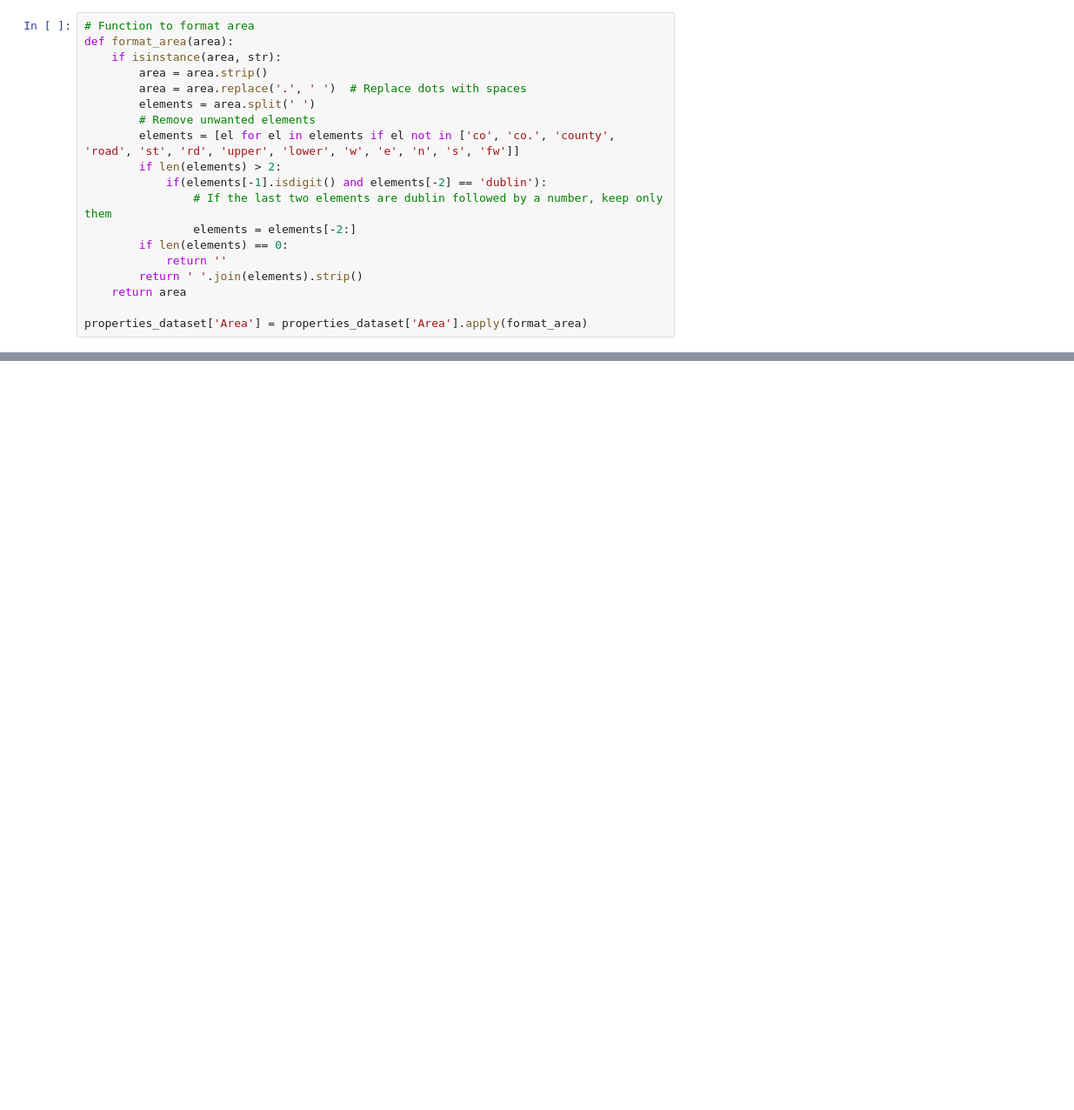
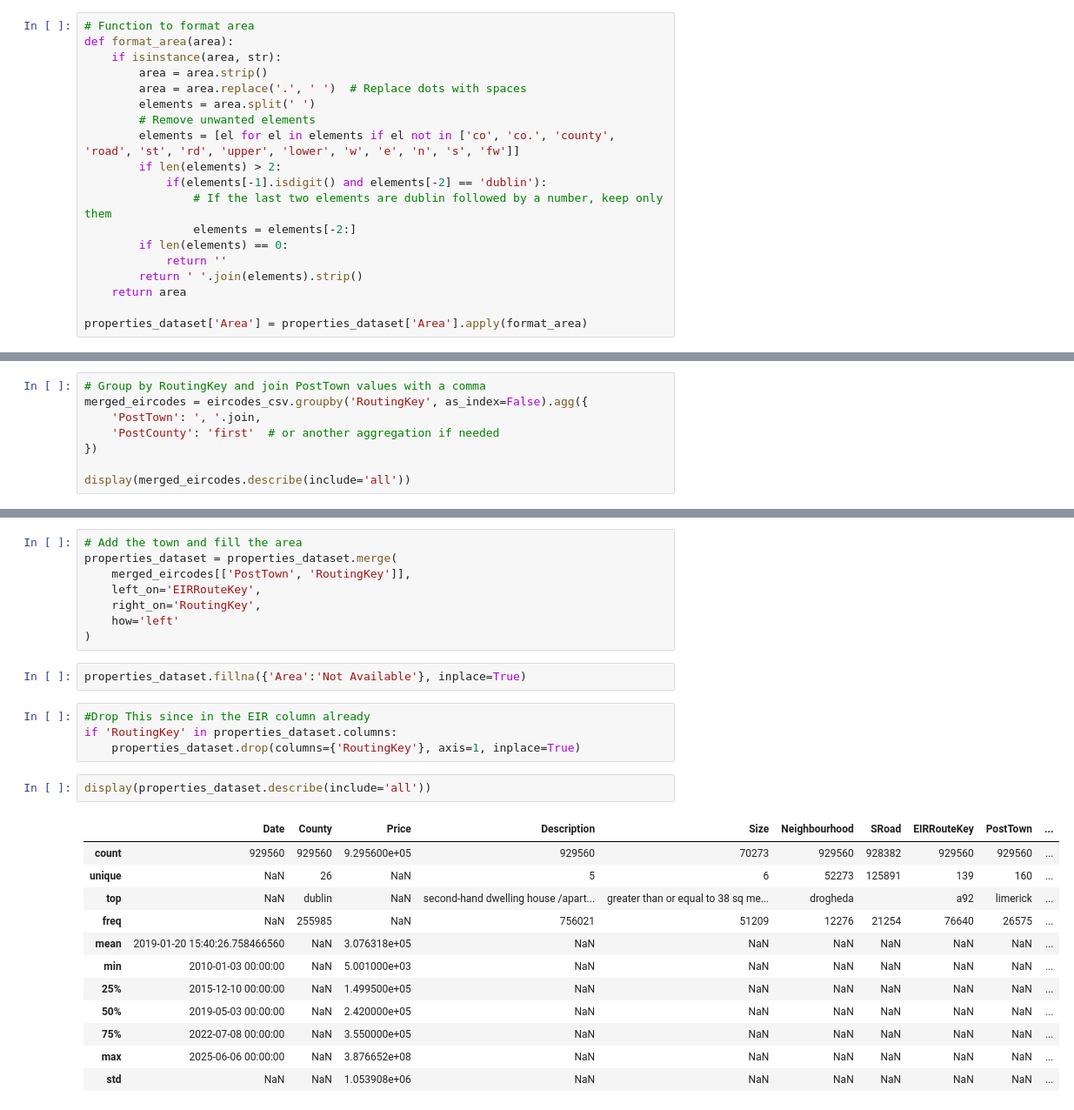
Before and after one commit to peraltarh/VIUMasterInAI, a Jupyter notebook: 2.Python para la inteligencia artificial/Trabajo_procesamiento_dataset/Procesamiento_dataset.ipynb, the cells around one changed output, grey strips where cells are left out. Shown at 87% size. Saved outputs shown, nothing was run; the diff lists cells and outputs as text; blank space fills up the shorter version.

```diff
--- a/2.Python para la inteligencia artificial/Trabajo_procesamiento_dataset/Procesamiento_dataset.ipynb
+++ b/2.Python para la inteligencia artificial/Trabajo_procesamiento_dataset/Procesamiento_dataset.ipynb
@@ -110,0 +431,8 @@ properties_dataset['Area'] = properties_dataset['Area'].apply(format_area)
+# %%
+# Group by RoutingKey and join PostTown values with a comma
+merged_eircodes = eircodes_csv.groupby('RoutingKey', as_index=False).agg({
+    'PostTown': ', '.join,
+    'PostCounty': 'first'  # or another aggregation if needed
+})
+
+display(merged_eircodes.describe(include='all'))
@@ -110,0 +445,29 @@ properties_dataset['Area'] = properties_dataset['Area'].apply(format_area)
+# %%
+# Add the town and fill the area
+properties_dataset = properties_dataset.merge(
+    merged_eircodes[['PostTown', 'RoutingKey']],
+    left_on='EIRRouteKey',
+    right_on='RoutingKey',
+    how='left'
+)
+# %%
+properties_dataset.fillna({'Area':'Not Available'}, inplace=True)
+# %%
+#Drop This since in the EIR column already
+if 'RoutingKey' in properties_dataset.columns:
+    properties_dataset.drop(columns={'RoutingKey'}, axis=1, inplace=True)
+# %%
+display(properties_dataset.describe(include='all'))
+# %% [output]
+|  | Date | County | Price | Description | Size | Neighbourhood | SRoad | EIRRouteKey | PostTown | ... |
+| count | 929560 | 929560 | 9.295600e+05 | 929560 | 70273 | 929560 | 928382 | 929560 | 929560 | ... |
+| unique | NaN | 26 | NaN | 5 | 6 | 52273 | 125891 | 139 | 160 | ... |
+| top | NaN | dublin | NaN | second-hand dwelling house /apart... | greater than or equal to 38 sq me... | drogheda |  | a92 | limerick | ... |
+| freq | NaN | 255985 | NaN | 756021 | 51209 | 12276 | 21254 | 76640 | 26575 | ... |
+| mean | 2019-01-20 15:40:26.758466560 | NaN | 3.076318e+05 | NaN | NaN | NaN | NaN | NaN | NaN | ... |
+| min | 2010-01-03 00:00:00 | NaN | 5.001000e+03 | NaN | NaN | NaN | NaN | NaN | NaN | ... |
+| 25% | 2015-12-10 00:00:00 | NaN | 1.499500e+05 | NaN | NaN | NaN | NaN | NaN | NaN | ... |
+| 50% | 2019-05-03 00:00:00 | NaN | 2.420000e+05 | NaN | NaN | NaN | NaN | NaN | NaN | ... |
+| 75% | 2022-07-08 00:00:00 | NaN | 3.550000e+05 | NaN | NaN | NaN | NaN | NaN | NaN | ... |
+| max | 2025-06-06 00:00:00 | NaN | 3.876652e+08 | NaN | NaN | NaN | NaN | NaN | NaN | ... |
+| std | NaN | NaN | 1.053908e+06 | NaN | NaN | NaN | NaN | NaN | NaN | ... |
```
Also changed, not shown: parts of 44 cells of this notebook, 1 other file.
